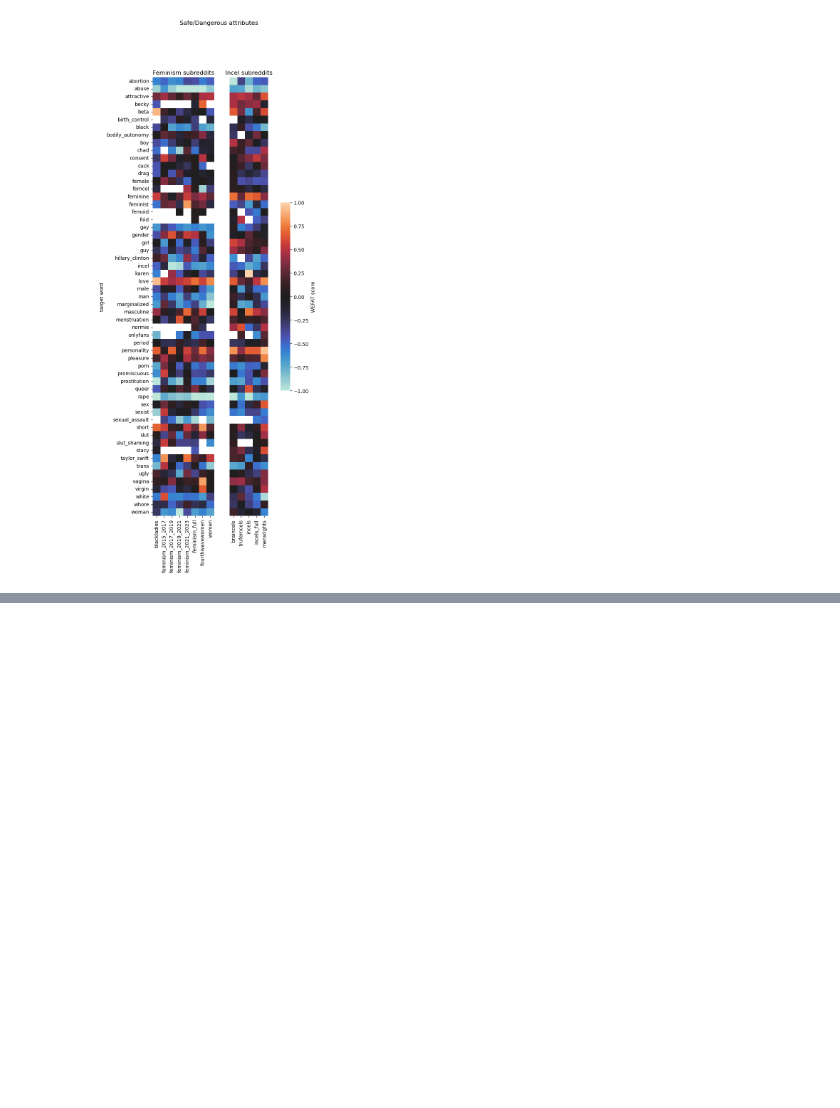
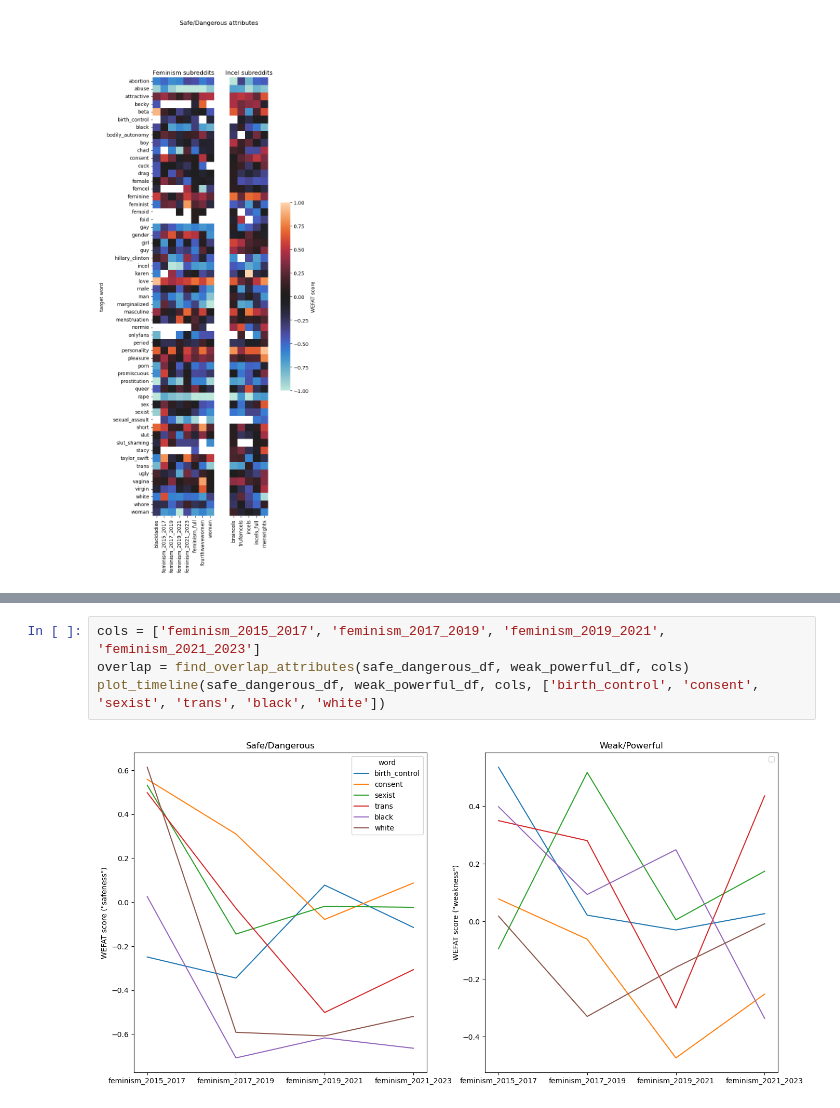
Before and after one commit to e-mckinnie/reddit-bias-word-embeddings, a Jupyter notebook: Experiments/WEFAT_visualizations.ipynb, the cells around one changed output, grey strips where cells are left out. Cells and saved outputs as stored; diff of their text form; blank space fills up the shorter version.

```diff
--- a/Experiments/WEFAT_visualizations.ipynb
+++ b/Experiments/WEFAT_visualizations.ipynb
@@ -34,0 +121,6 @@ plot_incels_and_feminism(safe_dangerous_df, incel_corpora, 'Safe/Dangerous attri
+# %%
+cols = ['feminism_2015_2017', 'feminism_2017_2019', 'feminism_2019_2021', 'feminism_2021_2023']
+overlap = find_overlap_attributes(safe_dangerous_df, weak_powerful_df, cols)
+plot_timeline(safe_dangerous_df, weak_powerful_df, cols, ['birth_control', 'consent', 'sexist', 'trans', 'black', 'white'])
+# %% [output]
+[figure, added]
```
Also changed, not shown: parts of 10 cells of this notebook, 1 other file.
